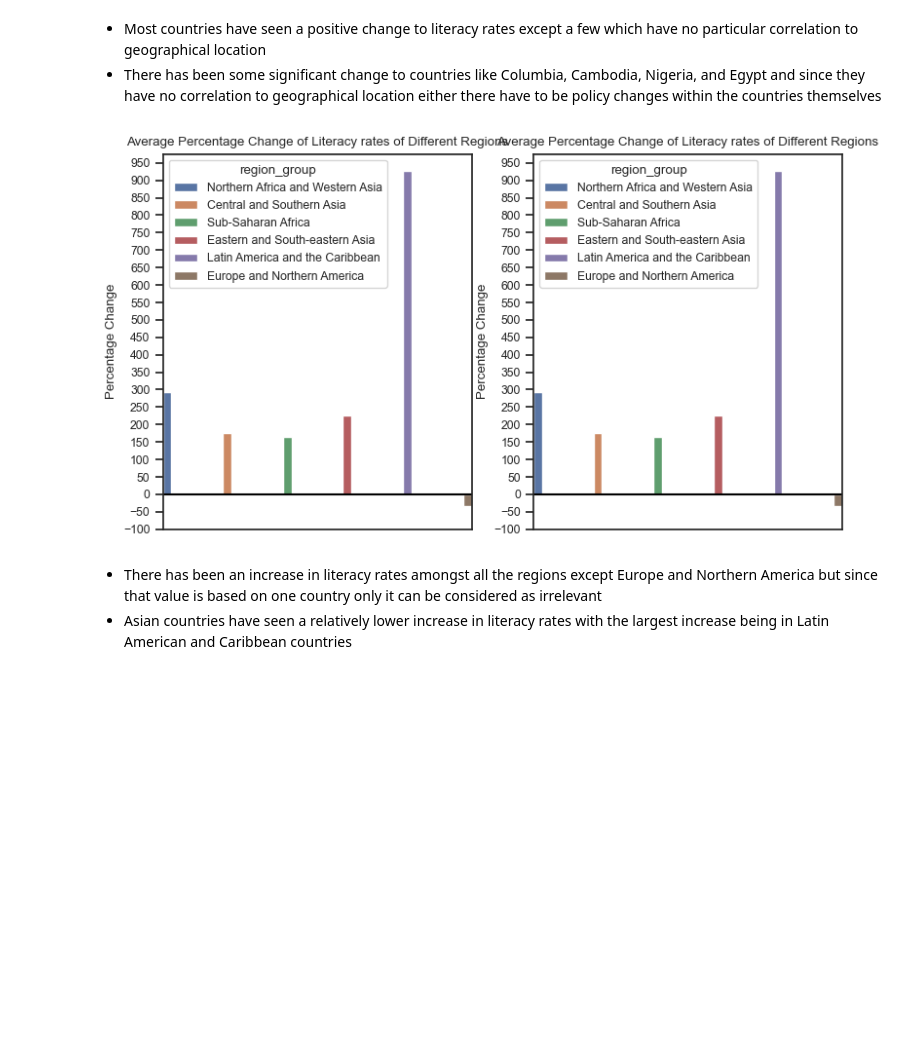
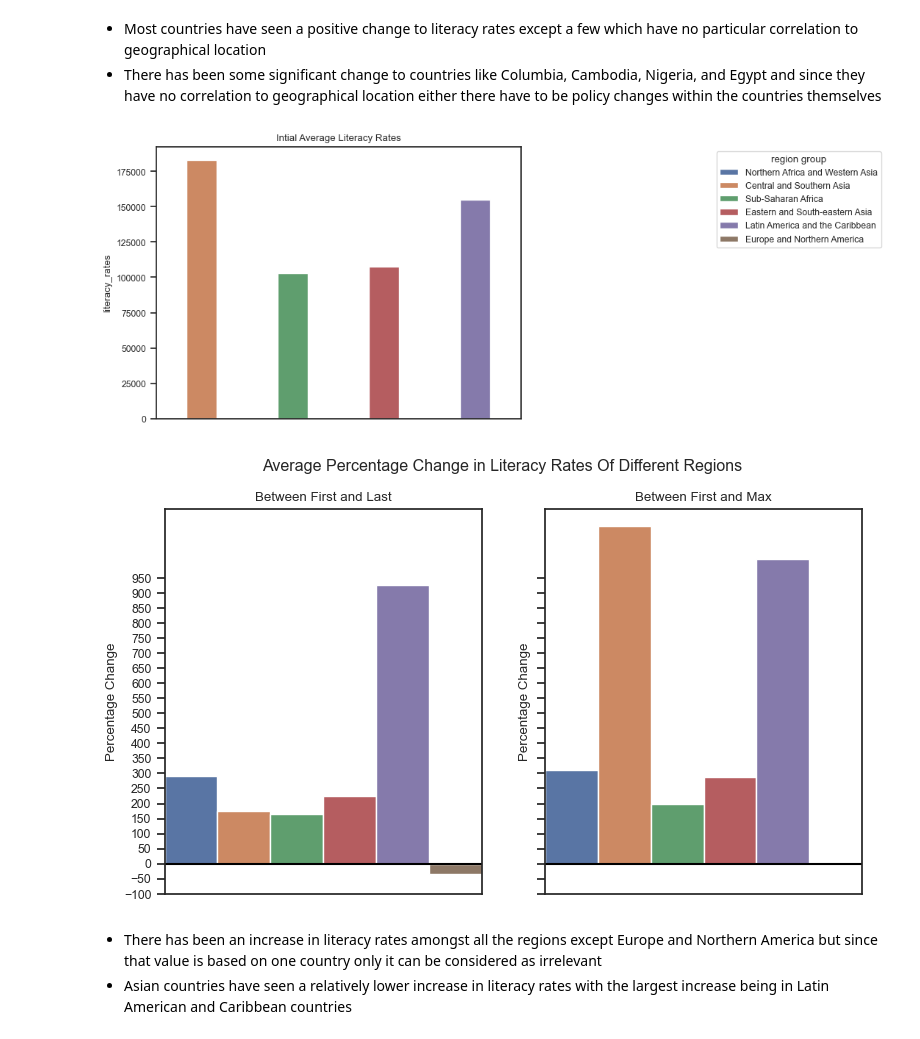
Before and after one commit to ubco-W2022T2-data301/project-group-group18, a Jupyter notebook: analysis/analysis1.ipynb, the cells around one changed output. Saved outputs shown, nothing was run; the diff lists cells and outputs as text; code cells hidden in the pictures; blank space fills up the shorter version.

```diff
--- a/analysis/analysis1.ipynb
+++ b/analysis/analysis1.ipynb
@@ -33,6 +33,6 @@ pf.lineplot(dictionary)
 - For Eastern and South-eastern Asia, there has been a significant increase in literacy rates in all countries, except the phillipines which has seen a significant decrease
 - For Latin America and the Caribbean, there has been a visible increase in literacy rates, but there has been a noticeable increase followed by a similar decrease in most countries.
 # %%
-data_plot1,data_plot2,data_plot3,data_plot4 = pf.more_processing(dictionary)
+data_plot1,data_plot2,data_plot3,data_plot4,data_plot5 = pf.more_processing(dictionary)
 pf.barplot1(data_plot1,data_plot2)
 # %% [output]
@@ -41,10 +41,11 @@ pf.barplot1(data_plot1,data_plot2)
 - Most countries have seen a positive change to literacy rates except a few which have no particular correlation to geographical location
 - There has been some significant change to countries like Columbia, Cambodia, Nigeria, and Egypt and since they have no correlation to geographical location either there have to be policy changes within the countries themselves
 # %%
-pf.barplot2(data_plot3,data_plot4)
+pf.barplot2(data_plot3,data_plot4,data_plot5)
 # can create barplot of percentage change from first to max values and min values
 # %% [output]
-[figure, old version]
+[figure, new version]
+[figure, added]
 # %% [markdown]
 - There has been an increase in literacy rates amongst all the regions except Europe and Northern America but since that value is based on one country only it can be considered as irrelevant
 - Asian countries have seen a relatively lower increase in literacy rates with the largest increase being in Latin American and Caribbean countries
```
Also changed, not shown: parts of 1 cell of this notebook, 1 other file.
